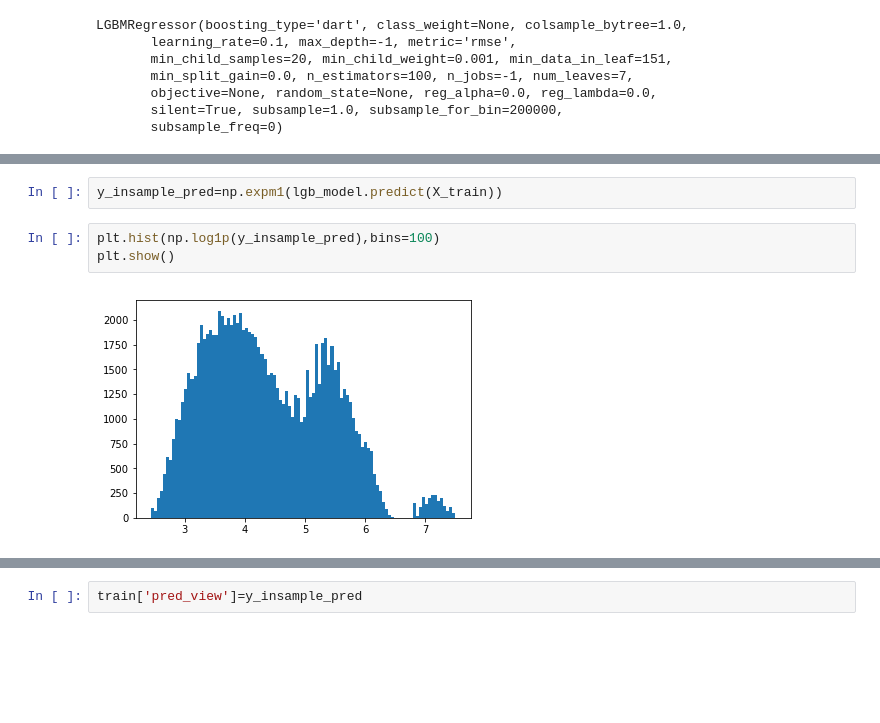
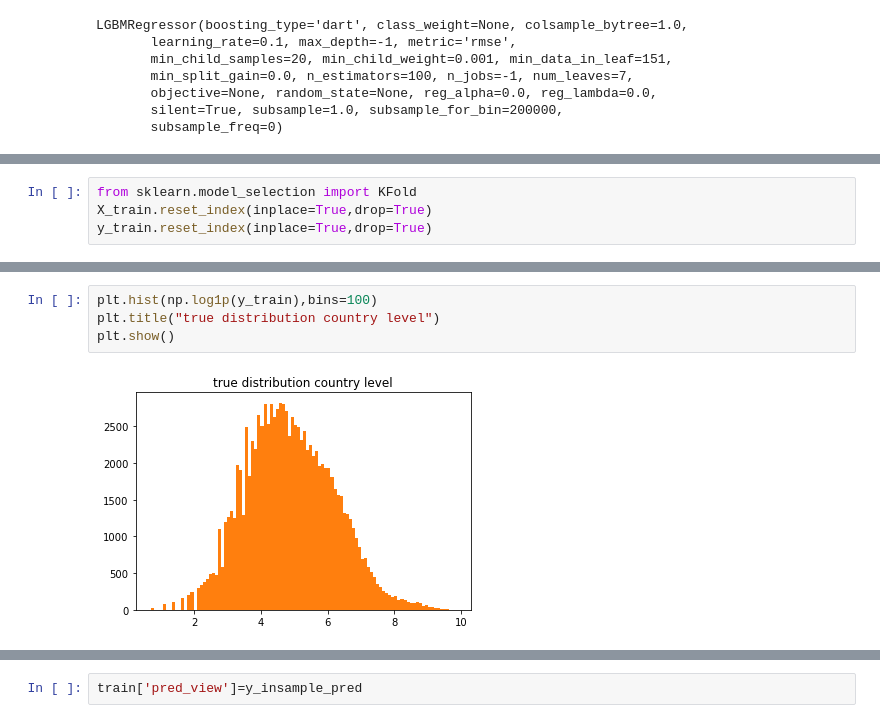
Before and after one commit to wesleytao/NBA-Hackthon, a Jupyter notebook: lib/LightGBM.ipynb, the cells around one changed output, grey strips where cells are left out. Drawn from its saved outputs; the diff is of its cells as text; blank space fills up the shorter version.

```diff
--- a/lib/LightGBM.ipynb
+++ b/lib/LightGBM.ipynb
@@ -499,0 +482,4 @@ False
+# %%
+from sklearn.model_selection import KFold
+X_train.reset_index(inplace=True,drop=True)
+y_train.reset_index(inplace=True,drop=True)
@@ -511,7 +516,6 @@ LGBMRegressor(boosting_type='dart', class_weight=None, colsample_bytree=1.0,
-# %%
-y_insample_pred=np.expm1(lgb_model.predict(X_train))
 # %%
-plt.hist(np.log1p(y_insample_pred),bins=100)
+plt.hist(np.log1p(y_train),bins=100)
+plt.title("true distribution country level")
 plt.show()
 # %% [output]
-[figure, old version]
+[figure, new version]
```
Also changed, not shown: parts of 36 cells of this notebook, 22 other files.
